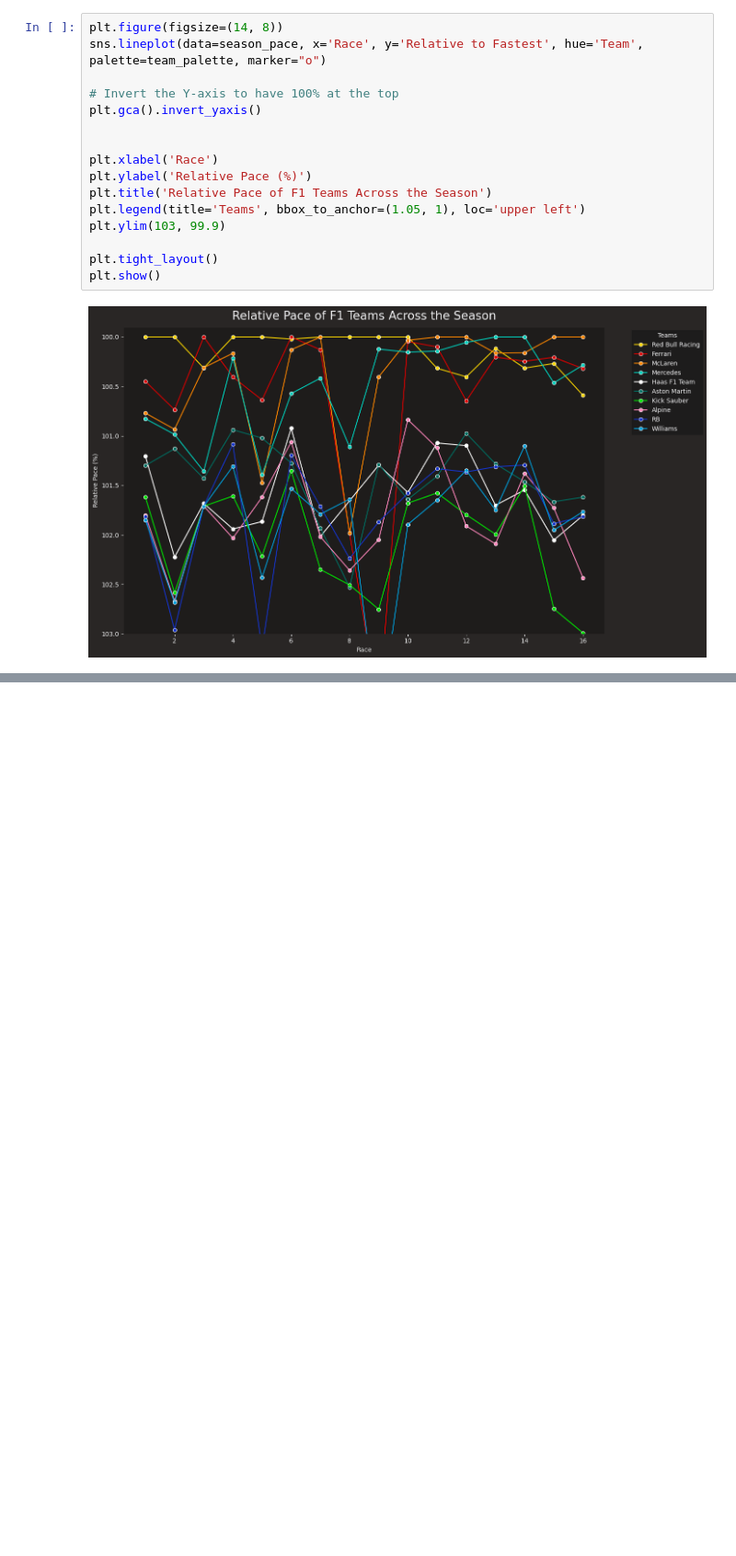
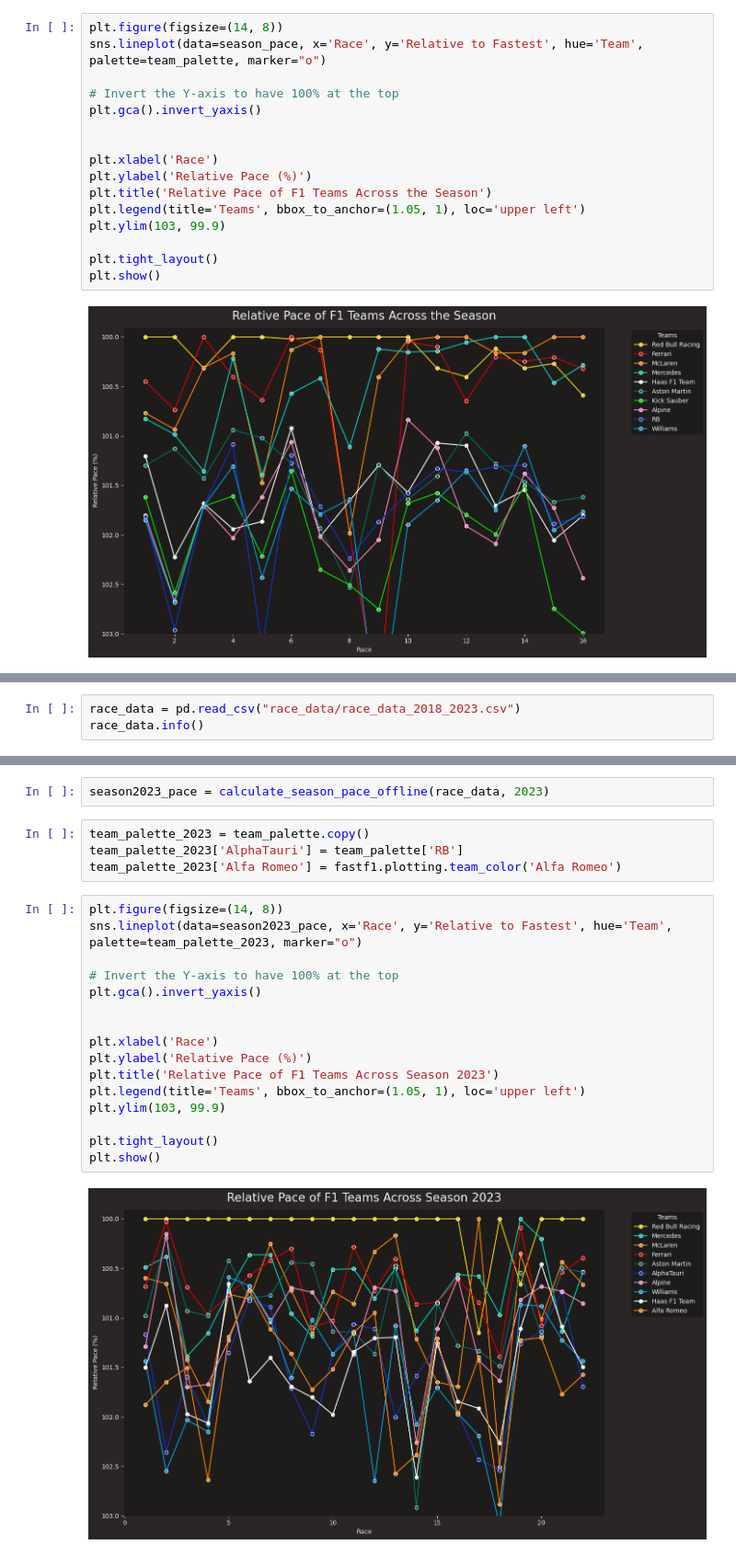
Before and after one commit to zudcow/f1, a Jupyter notebook: relative_pace.ipynb, the cells around one changed output, grey strips where cells are left out. Shown at 92% size. Cells and saved outputs as stored; diff of their text form; blank space fills up the shorter version.

```diff
--- a/relative_pace.ipynb
+++ b/relative_pace.ipynb
@@ -200,0 +279,3 @@ plt.show()
+# %%
+race_data = pd.read_csv("race_data/race_data_2018_2023.csv")
+race_data.info()
@@ -200,0 +300,24 @@ plt.show()
+# %%
+season2023_pace = calculate_season_pace_offline(race_data, 2023)
+# %%
+team_palette_2023 = team_palette.copy()
+team_palette_2023['AlphaTauri'] = team_palette['RB']
+team_palette_2023['Alfa Romeo'] = fastf1.plotting.team_color('Alfa Romeo')
+# %%
+plt.figure(figsize=(14, 8))
+sns.lineplot(data=season2023_pace, x='Race', y='Relative to Fastest', hue='Team', palette=team_palette_2023, marker="o")
+
+# Invert the Y-axis to have 100% at the top
+plt.gca().invert_yaxis()
+
+
+plt.xlabel('Race')
+plt.ylabel('Relative Pace (%)')
+plt.title('Relative Pace of F1 Teams Across Season 2023')
+plt.legend(title='Teams', bbox_to_anchor=(1.05, 1), loc='upper left')
+plt.ylim(103, 99.9)
+
+plt.tight_layout()
+plt.show()
+# %% [output]
+[figure, added]
```
Also changed, not shown: parts of 8 cells of this notebook.
